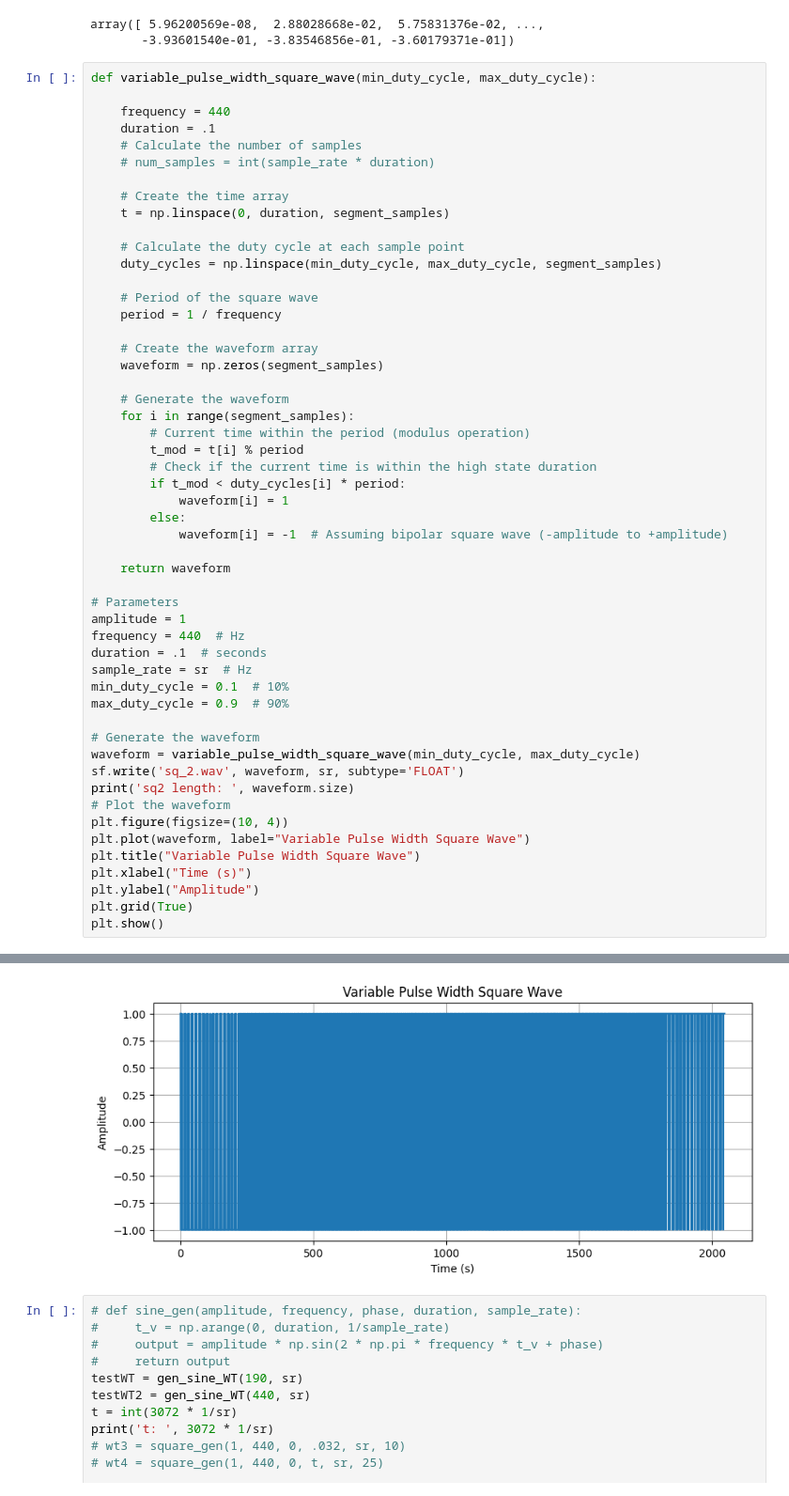
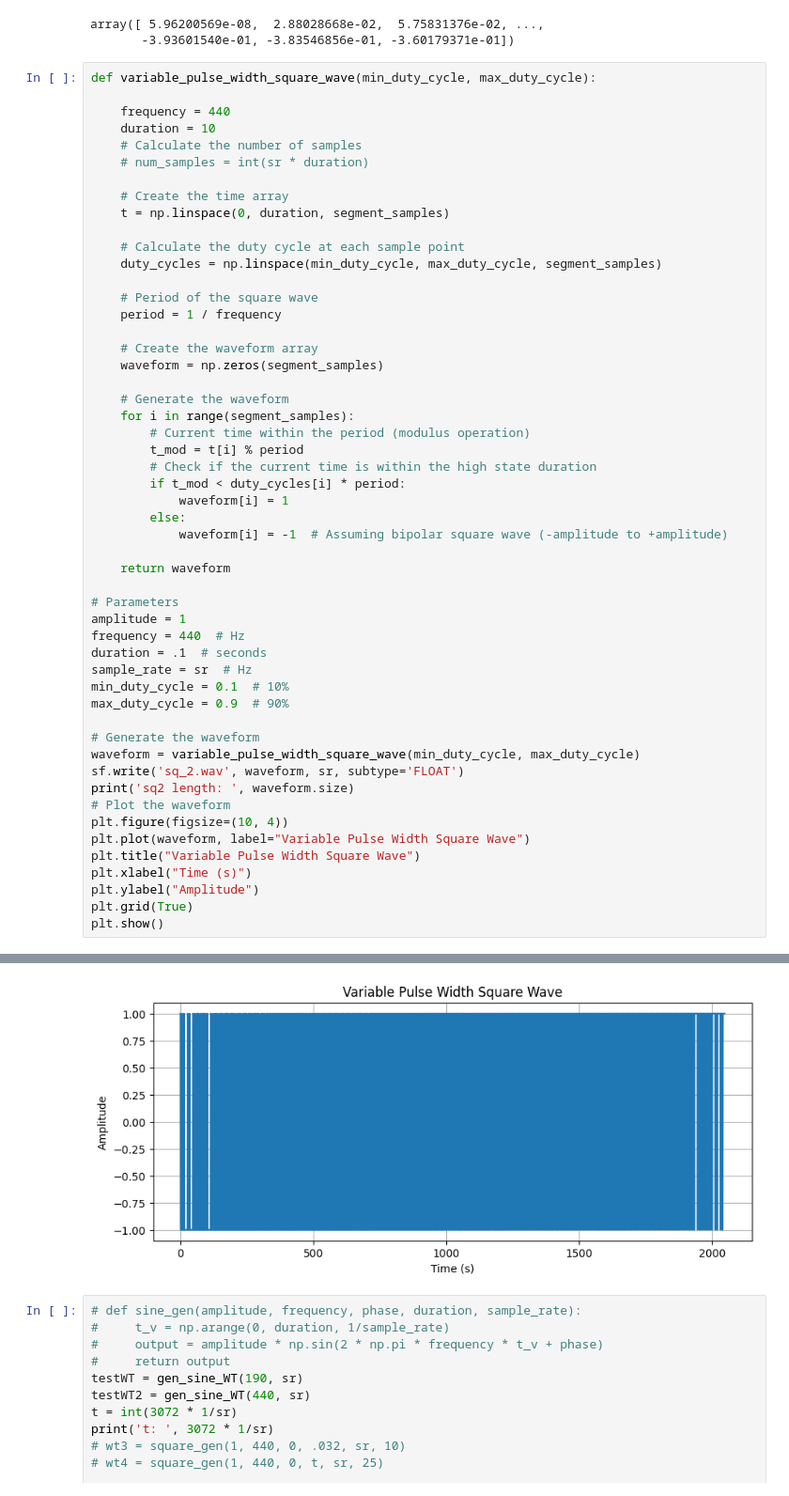
Before and after one commit to DMW9400/DSP-Lab, a Jupyter notebook: wt_gen.ipynb, the cells around one changed output, grey strips where cells are left out. Shown at 94% size. Cells and saved outputs as stored; diff of their text form.

```diff
--- a/wt_gen.ipynb
+++ b/wt_gen.ipynb
@@ -90,9 +90,9 @@ array([ 5.96200569e-08,  2.88028668e-02,  5.75831376e-02, ...,
 def variable_pulse_width_square_wave(min_duty_cycle, max_duty_cycle):
 
     frequency = 440
-    duration = .1
+    duration = 10
     # Calculate the number of samples
-    # num_samples = int(sample_rate * duration)
+    # num_samples = int(sr * duration)
 
     # Create the time array
     t = np.linspace(0, duration, segment_samples)
@@ -113,34 +113,34 @@ def variable_pulse_width_square_wave(min_duty_cycle, max_duty_cycle):
         # Check if the current time is within the high state duration
         if t_mod < duty_cycles[i] * period:
             waveform[i] = 1
         else:
             waveform[i] = -1  # Assuming bipolar square wave (-amplitude to +amplitude)
 
     return waveform
 
 # Parameters
 amplitude = 1
 frequency = 440  # Hz
 duration = .1  # seconds
 sample_rate = sr  # Hz
 min_duty_cycle = 0.1  # 10%
 max_duty_cycle = 0.9  # 90%
 
 # Generate the waveform
 waveform = variable_pulse_width_square_wave(min_duty_cycle, max_duty_cycle)
 sf.write('sq_2.wav', waveform, sr, subtype='FLOAT')
 print('sq2 length: ', waveform.size)
 # Plot the waveform
 plt.figure(figsize=(10, 4))
 plt.plot(waveform, label="Variable Pulse Width Square Wave")
 plt.title("Variable Pulse Width Square Wave")
 plt.xlabel("Time (s)")
 plt.ylabel("Amplitude")
 plt.grid(True)
 plt.show()
 # %% [output]
 sq2 length:  2048
-[figure, old version]
+[figure, new version]
 # %%
 # def sine_gen(amplitude, frequency, phase, duration, sample_rate):
 #     t_v = np.arange(0, duration, 1/sample_rate)
```
